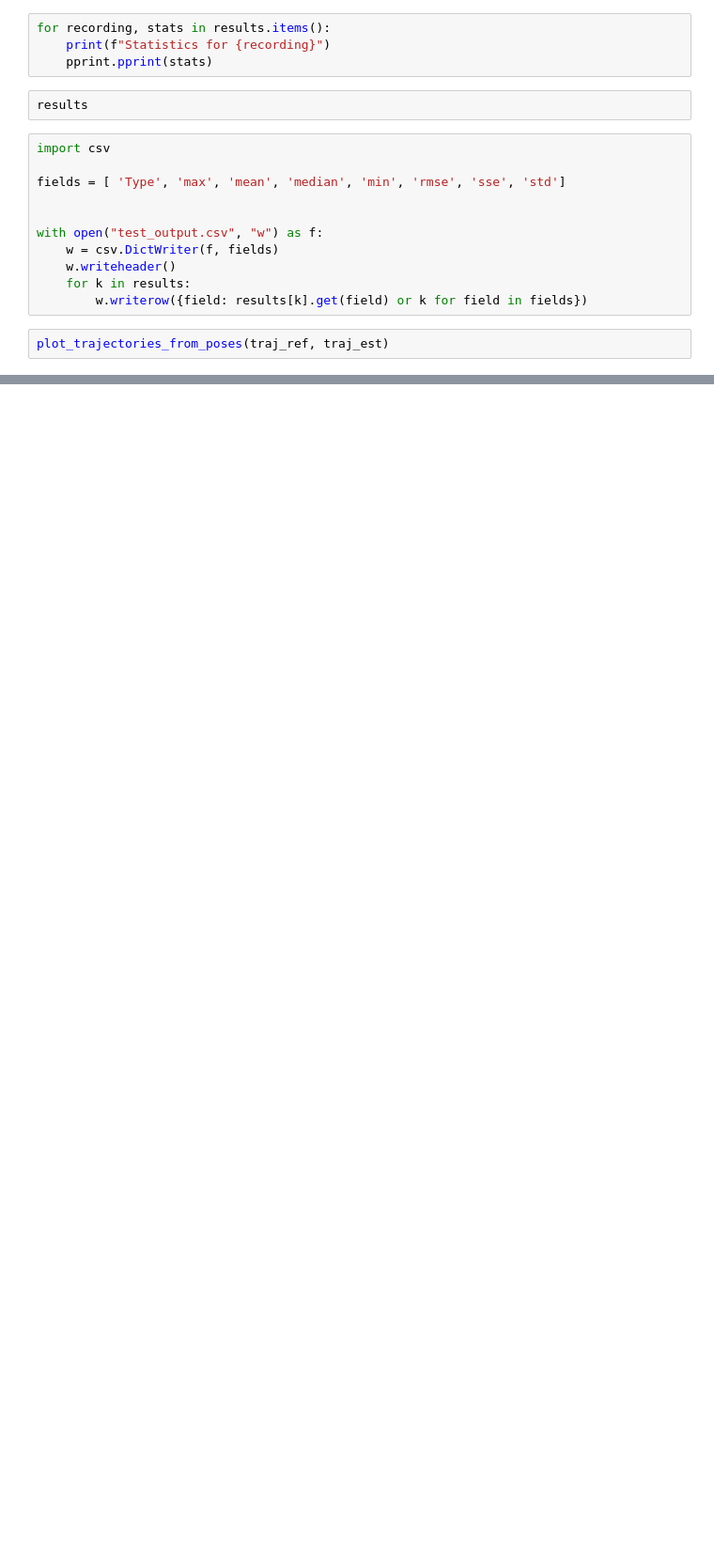
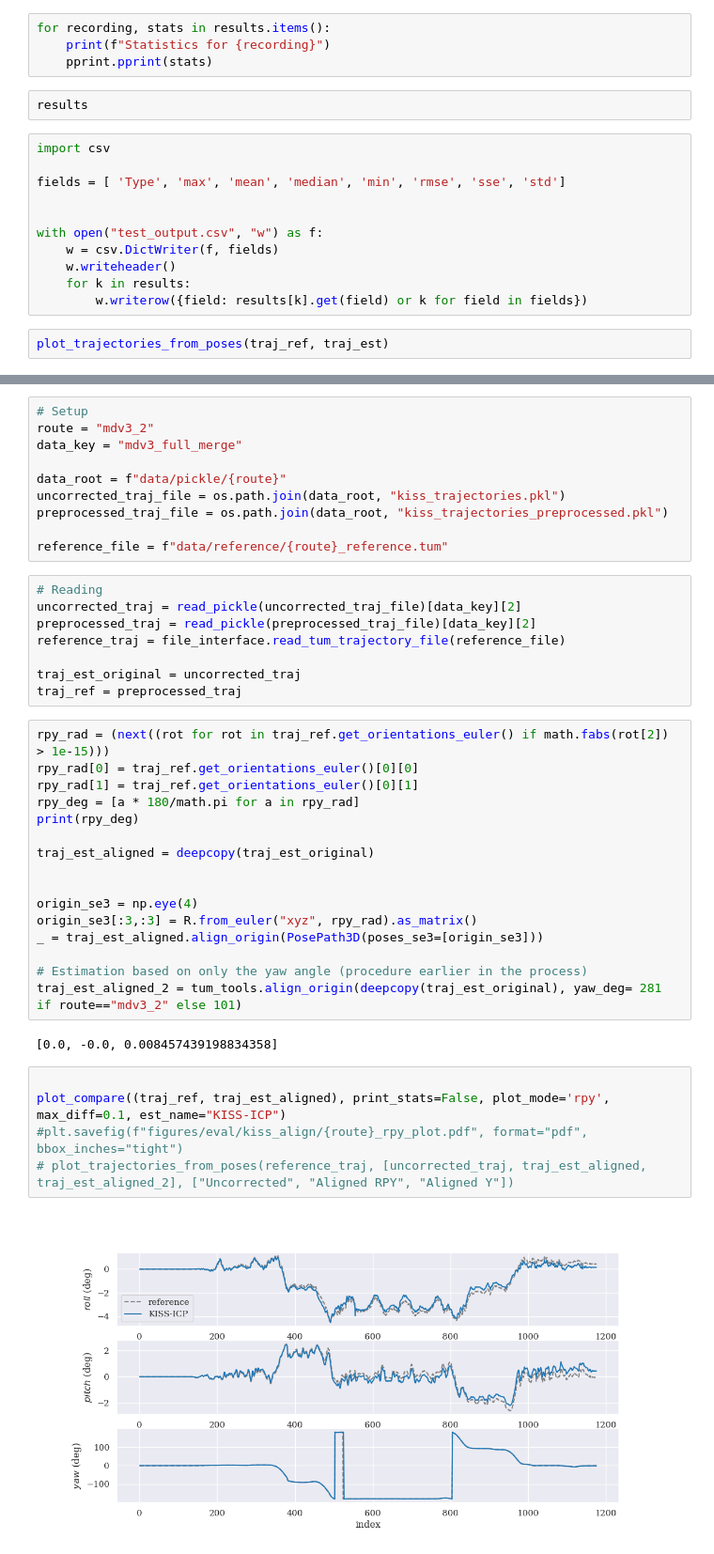
Before and after one commit to Jul310/kiss-icp, a Jupyter notebook: tum_eval/mdv3_evaluation.ipynb, the cells around one changed output, grey strips where cells are left out. Shown at 94% size. Saved outputs shown, nothing was run; the diff lists cells and outputs as text; blank space fills up the shorter version.

```diff
--- a/tum_eval/mdv3_evaluation.ipynb
+++ b/tum_eval/mdv3_evaluation.ipynb
@@ -80,0 +95,43 @@ plot_trajectories_from_poses(traj_ref, traj_est)
+# %%
+# Setup
+route = "mdv3_2"
+data_key = "mdv3_full_merge"
+
+data_root = f"data/pickle/{route}"
+uncorrected_traj_file = os.path.join(data_root, "kiss_trajectories.pkl")
+preprocessed_traj_file = os.path.join(data_root, "kiss_trajectories_preprocessed.pkl")
+
+reference_file = f"data/reference/{route}_reference.tum"
+# %%
+# Reading
+uncorrected_traj = read_pickle(uncorrected_traj_file)[data_key][2]
+preprocessed_traj = read_pickle(preprocessed_traj_file)[data_key][2]
+reference_traj = file_interface.read_tum_trajectory_file(reference_file)
+
+traj_est_original = uncorrected_traj
+traj_ref = preprocessed_traj
+# %%
+rpy_rad = (next((rot for rot in traj_ref.get_orientations_euler() if math.fabs(rot[2]) > 1e-15)))
+rpy_rad[0] = traj_ref.get_orientations_euler()[0][0]
+rpy_rad[1] = traj_ref.get_orientations_euler()[0][1]
+rpy_deg = [a * 180/math.pi for a in rpy_rad]
+print(rpy_deg)
+
+traj_est_aligned = deepcopy(traj_est_original)
+
+
+origin_se3 = np.eye(4)
+origin_se3[:3,:3] = R.from_euler("xyz", rpy_rad).as_matrix()
+_ = traj_est_aligned.align_origin(PosePath3D(poses_se3=[origin_se3]))
+
+# Estimation based on only the yaw angle (procedure earlier in the process)
+traj_est_aligned_2 = tum_tools.align_origin(deepcopy(traj_est_original), yaw_deg= 281 if route=="mdv3_2" else 101)
+# %% [output]
+[0.0, -0.0, 0.008457439198834358]
+# %%
+
+plot_compare((traj_ref, traj_est_aligned), print_stats=False, plot_mode='rpy', max_diff=0.1, est_name="KISS-ICP")
+#plt.savefig(f"figures/eval/kiss_align/{route}_rpy_plot.pdf", format="pdf", bbox_inches="tight")
+# plot_trajectories_from_poses(reference_traj, [uncorrected_traj, traj_est_aligned, traj_est_aligned_2], ["Uncorrected", "Aligned RPY", "Aligned Y"])
+# %% [output]
+[figure, added]
```
Also changed, not shown: parts of 7 cells of this notebook, 8 other files.
